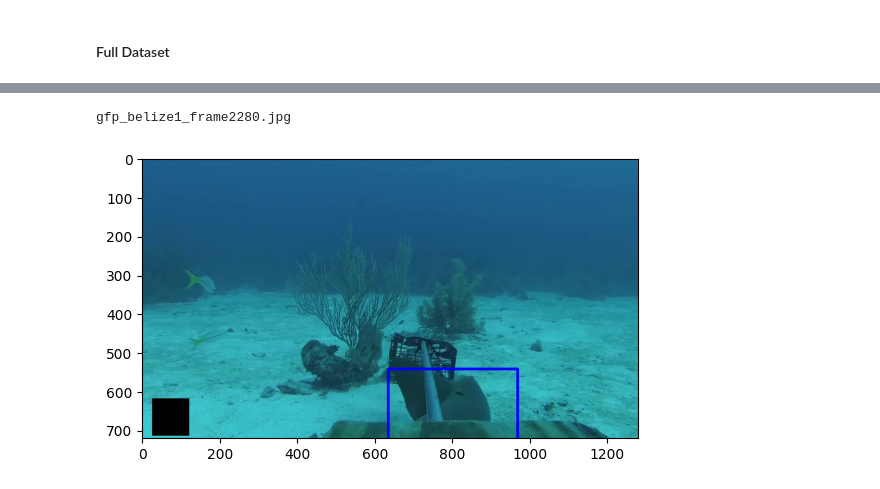
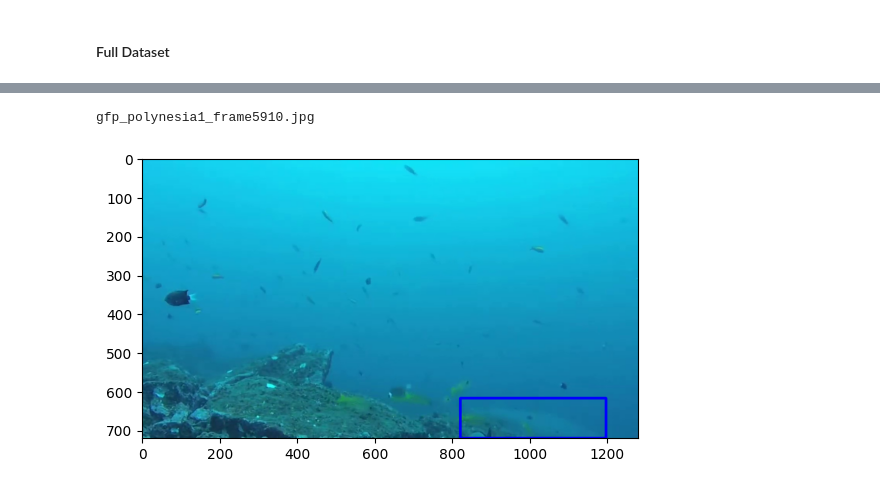
Before and after one commit to filippovarini/SharkTrack-Dev, a Jupyter notebook: experiment_utils.ipynb, the cells around one changed output, grey strips where cells are left out. Drawn from its saved outputs; the diff is of its cells as text; code cells hidden in the pictures.

```diff
--- a/experiment_utils.ipynb
+++ b/experiment_utils.ipynb
@@ -144,5 +135,5 @@ dataset.get_info()
 # %%
-dataset.plot_single_image(147)
+dataset.plot_single_image(2960)
 # %% [output]
-gfp_belize1_frame2280.jpg
+gfp_polynesia1_frame5910.jpg
-[figure, old version]
+[figure, new version]
```
Also changed, not shown: parts of 6 cells of this notebook, 6 other files.
